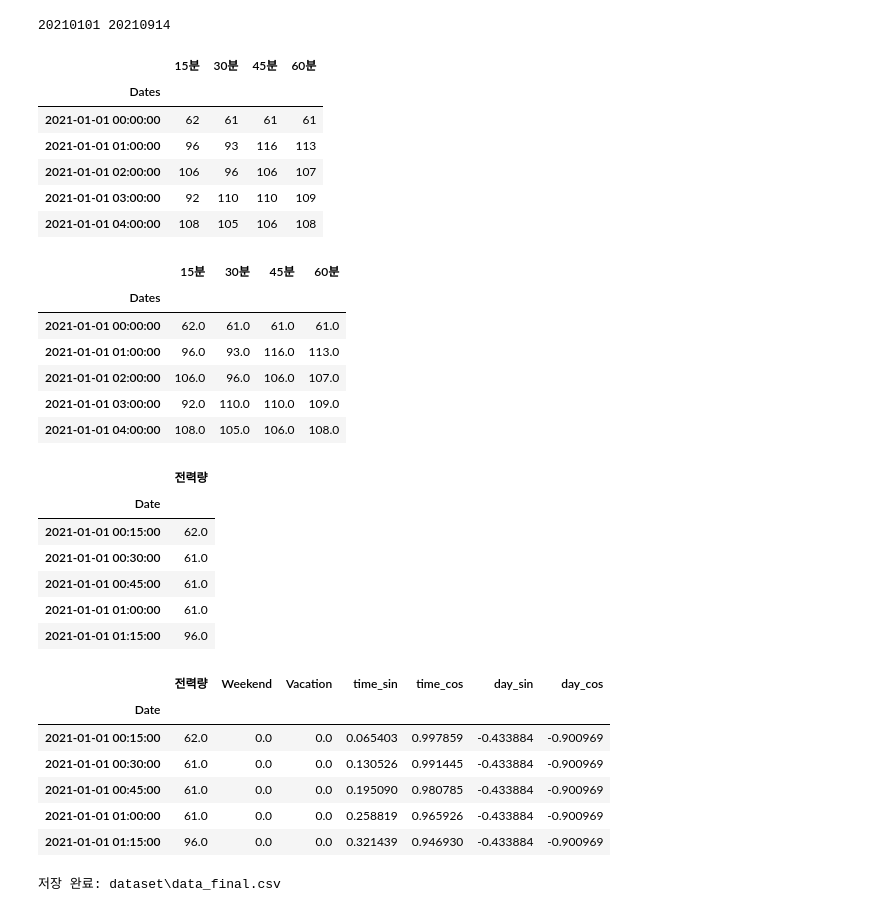
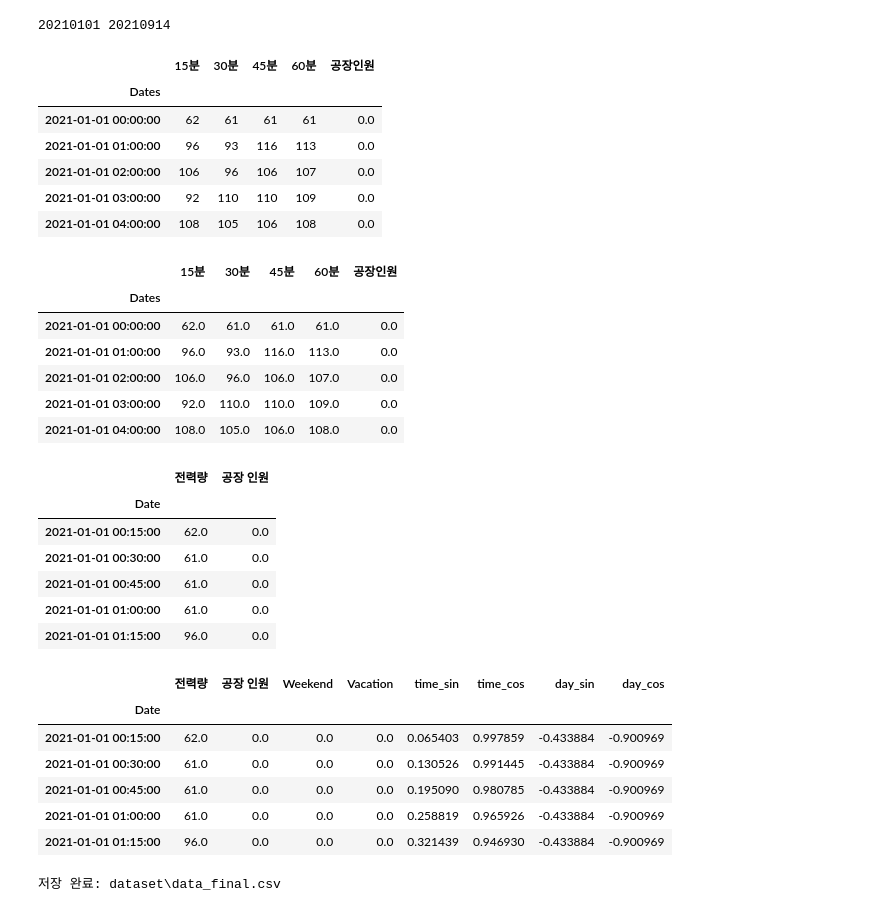
Before and after one commit to Jon-Irenicus/kamp_ai_competition, a Jupyter notebook: preprocessing.ipynb, the cells around one changed output. Saved outputs shown, nothing was run; the diff lists cells and outputs as text; code cells hidden in the pictures.

```diff
--- a/preprocessing.ipynb
+++ b/preprocessing.ipynb
@@ -63,7 +63,7 @@ m            0
 인건비          0
 dtype: int64
 # %%
-dataset_interpolate = dataset.interpolate()
+dataset_interpolate = dataset.ffill()
 dataset_interpolate.isnull().sum()
 # %% [output]
 날짜          0
@@ -110,5 +111,8 @@ plt.show()
 # %%
-dataset_drop = dataset_interpolate.iloc[:, :6]
+drop_cols = ['평균', '생산량', '기온', '풍속', '습도',
+             '강수량', '전기요금(계절)', 'day', 'd', 'm', '인건비']
+
+dataset_drop = dataset_interpolate.drop(columns=drop_cols)
 
 dataset_drop.info()
 # %% [output]
@@ -138,24 +143,24 @@ dataset_drop.index.names = ['Dates']
 dataset_reindex = dataset_drop.drop(columns=['날짜', '시간'])
 dataset_reindex.head()
 # %% [output]
-|  | 15분 | 30분 | 45분 | 60분 |
-| Dates |  |  |  |  |
-| 2021-01-01 00:00:00 | 62 | 61 | 61 | 61 |
-| 2021-01-01 01:00:00 | 96 | 93 | 116 | 113 |
-| 2021-01-01 02:00:00 | 106 | 96 | 106 | 107 |
-| 2021-01-01 03:00:00 | 92 | 110 | 110 | 109 |
-| 2021-01-01 04:00:00 | 108 | 105 | 106 | 108 |
+|  | 15분 | 30분 | 45분 | 60분 | 공장인원 |
+| Dates |  |  |  |  |  |
+| 2021-01-01 00:00:00 | 62 | 61 | 61 | 61 | 0.0 |
+| 2021-01-01 01:00:00 | 96 | 93 | 116 | 113 | 0.0 |
+| 2021-01-01 02:00:00 | 106 | 96 | 106 | 107 | 0.0 |
+| 2021-01-01 03:00:00 | 92 | 110 | 110 | 109 | 0.0 |
+| 2021-01-01 04:00:00 | 108 | 105 | 106 | 108 | 0.0 |
 # %%
 dataset_float = dataset_reindex.astype(float)
 dataset_float.head()
 # %% [output]
-|  | 15분 | 30분 | 45분 | 60분 |
-| Dates |  |  |  |  |
-| 2021-01-01 00:00:00 | 62.0 | 61.0 | 61.0 | 61.0 |
-| 2021-01-01 01:00:00 | 96.0 | 93.0 | 116.0 | 113.0 |
-| 2021-01-01 02:00:00 | 106.0 | 96.0 | 106.0 | 107.0 |
-| 2021-01-01 03:00:00 | 92.0 | 110.0 | 110.0 | 109.0 |
-| 2021-01-01 04:00:00 | 108.0 | 105.0 | 106.0 | 108.0 |
+|  | 15분 | 30분 | 45분 | 60분 | 공장인원 |
+| Dates |  |  |  |  |  |
+| 2021-01-01 00:00:00 | 62.0 | 61.0 | 61.0 | 61.0 | 0.0 |
+| 2021-01-01 01:00:00 | 96.0 | 93.0 | 116.0 | 113.0 | 0.0 |
+| 2021-01-01 02:00:00 | 106.0 | 96.0 | 106.0 | 107.0 | 0.0 |
+| 2021-01-01 03:00:00 | 92.0 | 110.0 | 110.0 | 109.0 | 0.0 |
+| 2021-01-01 04:00:00 | 108.0 | 105.0 | 106.0 | 108.0 | 0.0 |
 # %%
 data_15min = []
 
@@ -173,68 +178,69 @@ for date, row in dataset_float.iterrows():
         data_15min.append([
             new_date,
             row[col],
+            row['공장인원']
         ])
 
 data_15min = pd.DataFrame(
     data_15min,
-    columns=['Date', '전력량']
+    columns=['Date', '전력량', '공장 인원']
 )
 
 data_15min = data_15min.set_index('Date')
 
 data_15min.head()
 # %% [output]
-|  | 전력량 |
-| Date |  |
-| 2021-01-01 00:15:00 | 62.0 |
-| 2021-01-01 00:30:00 | 61.0 |
-| 2021-01-01 00:45:00 | 61.0 |
-| 2021-01-01 01:00:00 | 61.0 |
-| 2021-01-01 01:15:00 | 96.0 |
+|  | 전력량 | 공장 인원 |
+| Date |  |  |
+| 2021-01-01 00:15:00 | 62.0 | 0.0 |
+| 2021-01-01 00:30:00 | 61.0 | 0.0 |
+| 2021-01-01 00:45:00 | 61.0 | 0.0 |
+| 2021-01-01 01:00:00 | 61.0 | 0.0 |
+| 2021-01-01 01:15:00 | 96.0 | 0.0 |
 # %%
-data_15min['Weekend'] = (data_15min.index.dayofweek > 5).astype(float)
+data_15min['Weekend'] = (data_15min.index.dayofweek >= 5).astype(float)
 
 holidays = ['2021-01-01', '2021-02-11', '2021-02-12', '2021-03-01', '2021-05-05',
-            '2021-05-19',' 2021-08-16']
+            '2021-05-19', '2021-08-16']
 
 data_15min['Vacation'] = (
     data_15min.index.normalize().isin(holidays)
 ).astype(float)
 
 data_15min['minute_of_day'] = (
     data_15min.index.hour * 60
     + data_15min.index.minute
 )
 
 data_15min['time_sin'] = np.sin(
     2 * np.pi * data_15min['minute_of_day'] / (24 * 60)
 )
 
 data_15min['time_cos'] = np.cos(
     2 * np.pi * data_15min['minute_of_day'] / (24 * 60)
 )
 
 data_15min['day_of_week'] = data_15min.index.dayofweek.astype(float)
 
 # 요일 주기
 data_15min['day_sin'] = np.sin(
     2 * np.pi * data_15min['day_of_week'] / 7
 )
 
 data_15min['day_cos'] = np.cos(
     2 * np.pi * data_15min['day_of_week'] / 7
 )
 
 data_final = data_15min.drop(columns=['day_of_week', 'minute_of_day'])
 data_final.head()
 # %% [output]
-|  | 전력량 | Weekend | Vacation | time_sin | time_cos | day_sin | day_cos |
-| Date |  |  |  |  |  |  |  |
-| 2021-01-01 00:15:00 | 62.0 | 0.0 | 0.0 | 0.065403 | 0.997859 | -0.433884 | -0.900969 |
-| 2021-01-01 00:30:00 | 61.0 | 0.0 | 0.0 | 0.130526 | 0.991445 | -0.433884 | -0.900969 |
-| 2021-01-01 00:45:00 | 61.0 | 0.0 | 0.0 | 0.195090 | 0.980785 | -0.433884 | -0.900969 |
-| 2021-01-01 01:00:00 | 61.0 | 0.0 | 0.0 | 0.258819 | 0.965926 | -0.433884 | -0.900969 |
-| 2021-01-01 01:15:00 | 96.0 | 0.0 | 0.0 | 0.321439 | 0.946930 | -0.433884 | -0.900969 |
+|  | 전력량 | 공장 인원 | Weekend | Vacation | time_sin | time_cos | day_sin | day_cos |
+| Date |  |  |  |  |  |  |  |  |
+| 2021-01-01 00:15:00 | 62.0 | 0.0 | 0.0 | 0.0 | 0.065403 | 0.997859 | -0.433884 | -0.900969 |
+| 2021-01-01 00:30:00 | 61.0 | 0.0 | 0.0 | 0.0 | 0.130526 | 0.991445 | -0.433884 | -0.900969 |
+| 2021-01-01 00:45:00 | 61.0 | 0.0 | 0.0 | 0.0 | 0.195090 | 0.980785 | -0.433884 | -0.900969 |
+| 2021-01-01 01:00:00 | 61.0 | 0.0 | 0.0 | 0.0 | 0.258819 | 0.965926 | -0.433884 | -0.900969 |
+| 2021-01-01 01:15:00 | 96.0 | 0.0 | 0.0 | 0.0 | 0.321439 | 0.946930 | -0.433884 | -0.900969 |
 # %%
 output_path = os.path.join('dataset', 'data_final.csv')
 os.makedirs(os.path.dirname(output_path), exist_ok=True)
```
Also changed, not shown: parts of 2 cells of this notebook, 3 other files.
